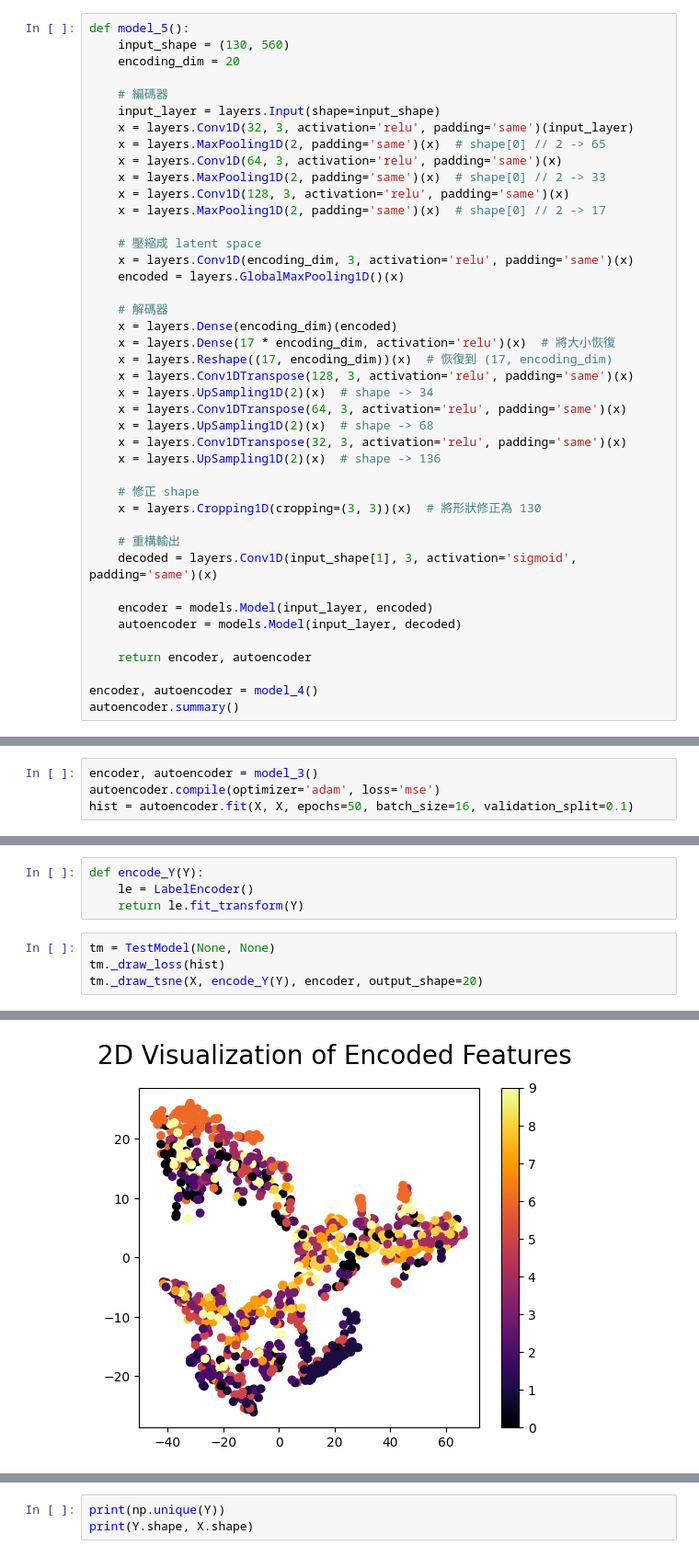
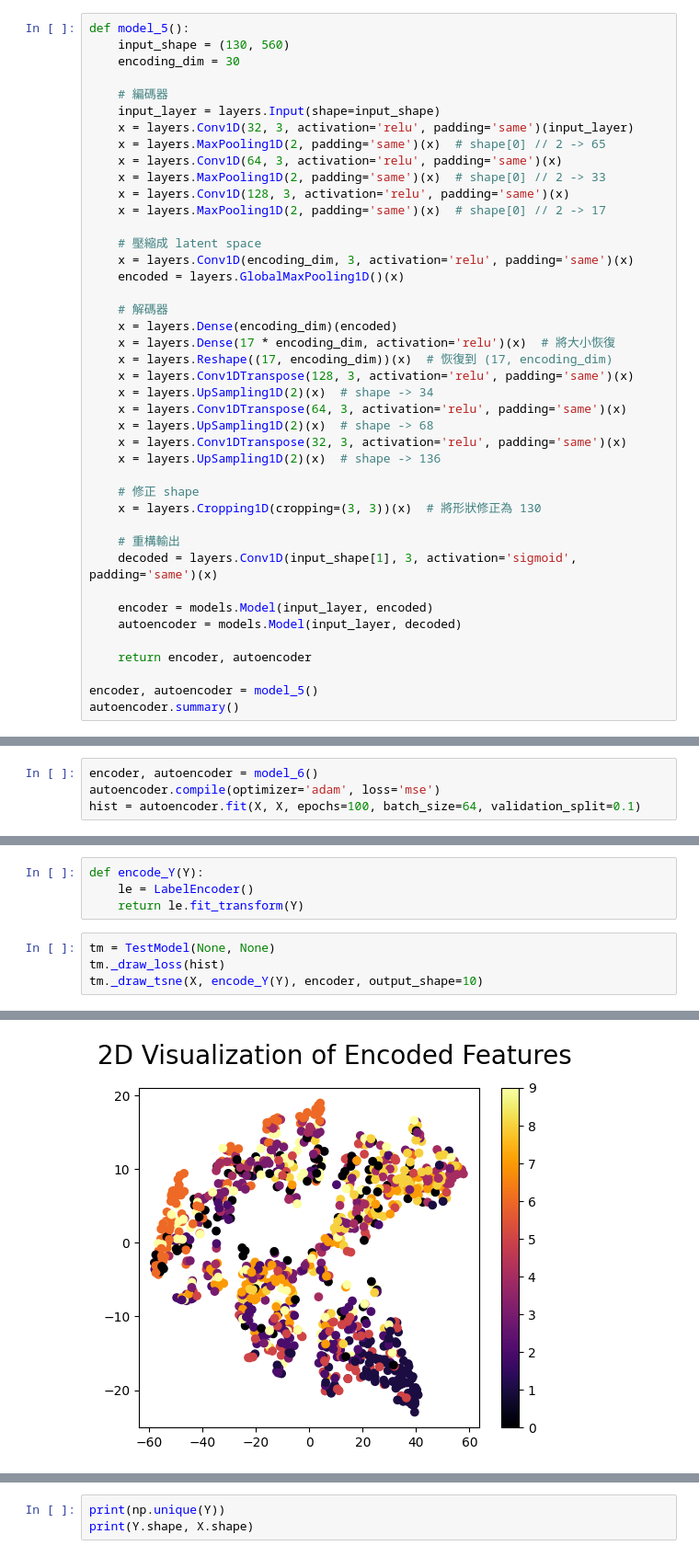
Before and after one commit to ShiroOYuki/Music_score, a Jupyter notebook: src/gtzan.ipynb, the cells around one changed output, grey strips where cells are left out. Shown at 92% size. Cells and saved outputs as stored; diff of their text form.

```diff
--- a/src/gtzan.ipynb
+++ b/src/gtzan.ipynb
@@ -284,7 +294,7 @@ tm.test(X, X, validation_split=0.1, X_test=X, Y_test=Y, output_shape=20)
 # %%
 def model_5():
     input_shape = (130, 560)
-    encoding_dim = 20
+    encoding_dim = 30
 
     # 編碼器
     input_layer = layers.Input(shape=input_shape)
@@ -321,6 +331,6 @@ def model_5():
 
     return encoder, autoencoder
 
-encoder, autoencoder = model_4()
+encoder, autoencoder = model_5()
 autoencoder.summary()
 # %% [output]
@@ -370,7 +464,7 @@ print(Y.shape, X.shape)
  'reggae' 'rock']
 (1000,) (1000, 130, 560, 1)
 # %%
-encoder, autoencoder = model_3()
+encoder, autoencoder = model_6()
 autoencoder.compile(optimizer='adam', loss='mse')
-hist = autoencoder.fit(X, X, epochs=50, batch_size=16, validation_split=0.1)
+hist = autoencoder.fit(X, X, epochs=100, batch_size=64, validation_split=0.1)
 # %% [output]
@@ -398,5 +492,5 @@ def encode_Y(Y):
 # %%
 tm = TestModel(None, None)
 tm._draw_loss(hist)
-tm._draw_tsne(X, encode_Y(Y), encoder, output_shape=20)
+tm._draw_tsne(X, encode_Y(Y), encoder, output_shape=10)
 # %% [output]
@@ -405,2 +499,2 @@ tm._draw_tsne(X, encode_Y(Y), encoder, output_shape=20)
-[figure, old version]
+[figure, new version]
 # %%
```
Also changed, not shown: parts of 21 cells of this notebook.
